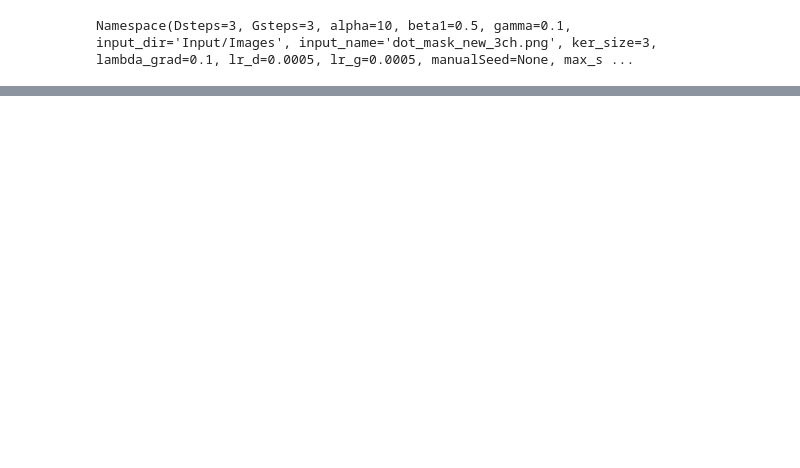
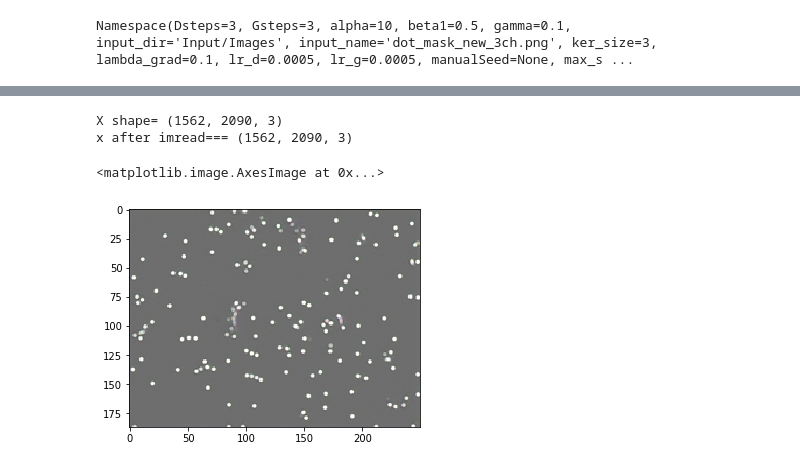
Before and after one commit to vlbthambawita/singan-sperm, a Jupyter notebook: paint2image.ipynb, the cells around one changed output, grey strips where cells are left out. Cells and saved outputs as stored; diff of their text form; code cells hidden in the pictures; blank space fills up the shorter version.

```diff
--- a/paint2image.ipynb
+++ b/paint2image.ipynb
@@ -13,7 +69,7 @@ parser.add_argument('--input_dir', help='input image dir', default='Input/Images
 parser.add_argument('--input_name', help='training image name', required=False, default="dot_mask_new_3ch.png") # added default by vajira
 parser.add_argument('--ref_dir', help='input reference dir', default='Input/Paint')
 parser.add_argument('--ref_name', help='reference image name', required=False, default="sperm_6_3ch_gray.png")
-parser.add_argument('--paint_start_scale', help='paint injection scale', type=int, required=False, default=1) # added default by vajira
+parser.add_argument('--paint_start_scale', help='paint injection scale', type=int, required=False, default=3) # added default by vajira
 parser.add_argument('--quantization_flag', help='specify if to perform color quantization training', type=bool, default=False)
 parser.add_argument('--mode', help='task to be done', default='paint2image')
 opt = parser.parse_args("")
@@ -33,3 +108,30 @@ Random Seed:  5792
+# %%
+real = functions.read_image(opt)
+real = functions.adjust_scales2image(real, opt)
+Gs, Zs, reals, NoiseAmp = functions.load_trained_pyramid(opt)
+
+#ref = functions.read_image_dir('%s/%s' % (opt.ref_dir, opt.ref_name), opt)
+ref = functions.np2torch(frame, opt)
+ref = ref[:,0:3,:,:]
+if ref.shape[3] != real.shape[3]:
+    ref = imresize_to_shape(ref, [real.shape[2], real.shape[3]], opt)
+    ref = ref[:, :, :real.shape[2], :real.shape[3]]
+
+N = len(reals) - 1
+n = opt.paint_start_scale
+in_s = imresize(ref, pow(opt.scale_factor, (N - n + 1)), opt)
+in_s = in_s[:, :, :reals[n - 1].shape[2], :reals[n - 1].shape[3]]
+in_s = imresize(in_s, 1 / opt.scale_factor, opt)
+in_s = in_s[:, :, :reals[n].shape[2], :reals[n].shape[3]]
+
+out = SinGAN_generate(Gs[n:], Zs[n:], reals, NoiseAmp[n:], opt, in_s, n=n, num_samples=1)
+np_out = functions.convert_image_np(out.detach())
+plt.imshow(np_out, vmin=0, vmax=1)
+# %% [output]
+X shape= (1562, 2090, 3)
+x after imread=== (1562, 2090, 3)
+<matplotlib.image.AxesImage at 0x...>
+[figure, added]
 # %%
 if dir2save is None:
         print('task does not exist')
```
Also changed, not shown: parts of 23 cells of this notebook, 1 other file.
